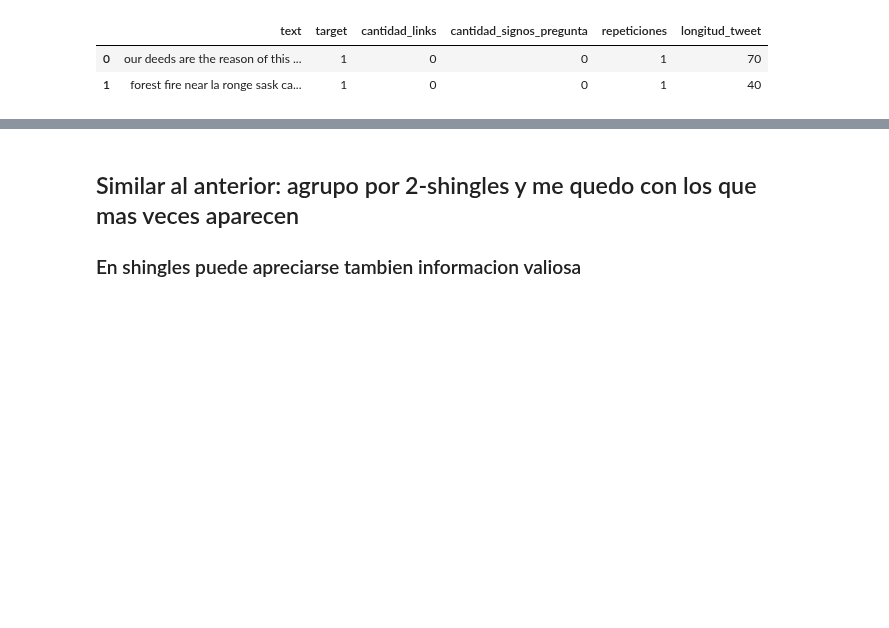
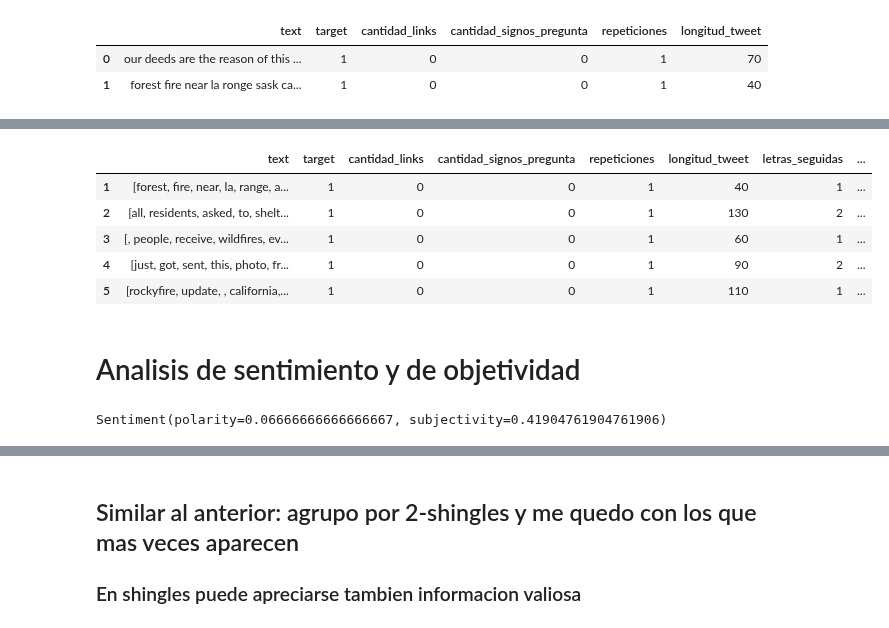
Before and after one commit to andi-carretero/TP2_Datos, a Jupyter notebook: Data_cleanner.ipynb, the cells around one changed output, grey strips where cells are left out. Saved outputs shown, nothing was run; the diff lists cells and outputs as text; code cells hidden in the pictures; blank space fills up the shorter version.

```diff
--- a/Data_cleanner.ipynb
+++ b/Data_cleanner.ipynb
@@ -161,0 +203,21 @@ test_limpio['longitud_tweet'] = test_limpio['text'].apply(lambda x: roundup(len(
+# %%
+#Prueba basica
+pruebita = train_limpio.iloc[1:150].copy()
+
+def spell_correcter(text):
+    word_list = text.split(' ')
+    return [str(TextBlob(word).correct()) for word in word_list]
+
+from textblob import TextBlob
+pruebita['text'] = pruebita['text'].apply(lambda x: spell_correcter(x))
+#pruebita.text = pruebita.text.apply(lambda txt: ''.join(TextBlob(txt).correct()))
+
+pruebita['text_2'] = pruebita['text'].apply(lambda x: ' '.join(x))
+pruebita.head()
+# %% [output]
+|  | text | target | cantidad_links | cantidad_signos_pregunta | repeticiones | longitud_tweet | letras_seguidas | ... |
+| 1 | [forest, fire, near, la, range, a... | 1 | 0 | 0 | 1 | 40 | 1 | ... |
+| 2 | [all, residents, asked, to, shelt... | 1 | 0 | 0 | 1 | 130 | 2 | ... |
+| 3 | [, people, receive, wildfires, ev... | 1 | 0 | 0 | 1 | 60 | 1 | ... |
+| 4 | [just, got, sent, this, photo, fr... | 1 | 0 | 0 | 1 | 90 | 2 | ... |
+| 5 | [rockyfire, update, , california,... | 1 | 0 | 0 | 1 | 110 | 1 | ... |
@@ -161,0 +253,7 @@ test_limpio['longitud_tweet'] = test_limpio['text'].apply(lambda x: roundup(len(
+# %% [markdown]
+# Analisis de sentimiento y de objetividad
+# %%
+b = TextBlob("Simple is better than complex")
+b.sentiment
+# %% [output]
+Sentiment(polarity=0.06666666666666667, subjectivity=0.41904761904761906)
```
Also changed, not shown: parts of 67 cells of this notebook.
